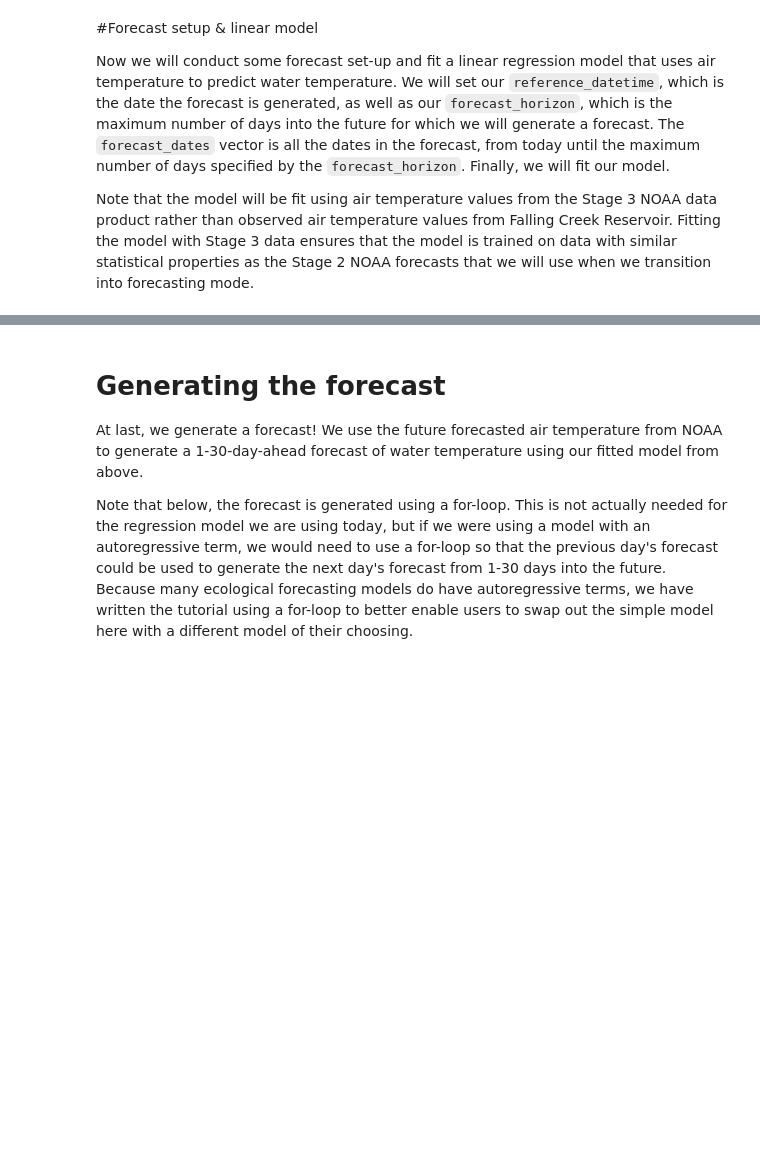
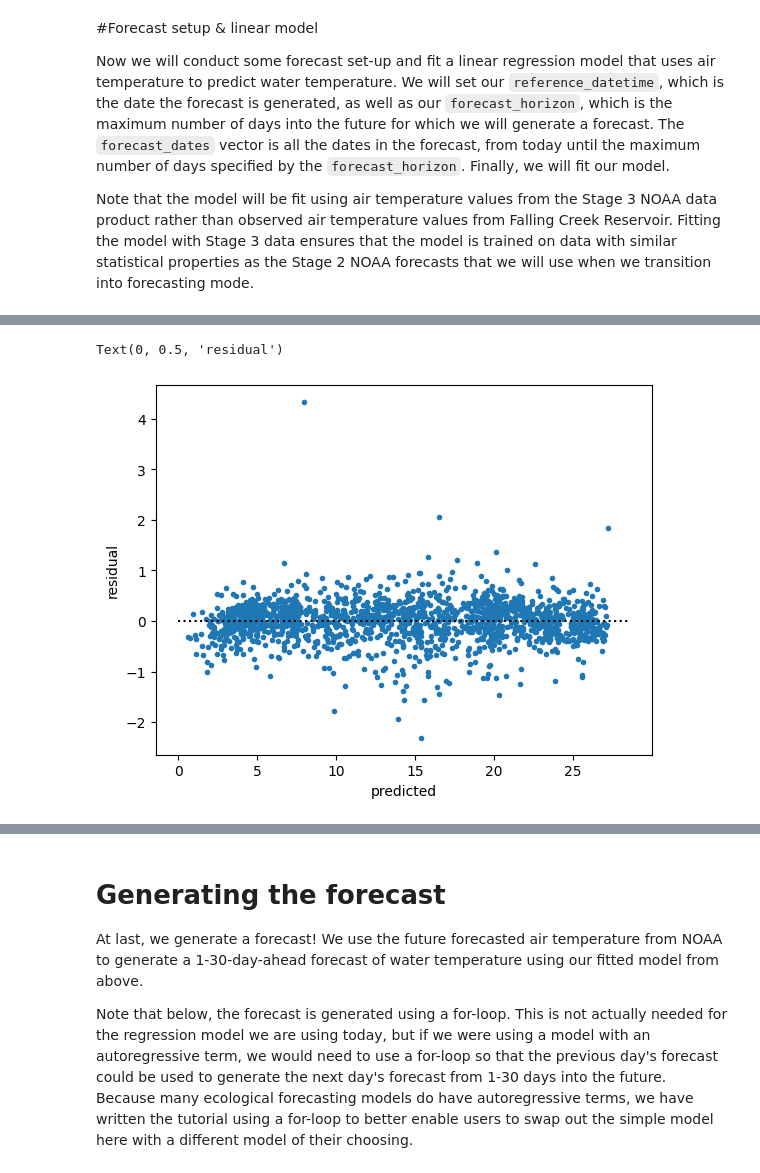
Before and after one commit to jhuggins/PY-VERA_EXAMPLE, a Jupyter notebook: Vera_Example.ipynb, the cells around one changed output, grey strips where cells are left out. Drawn from its saved outputs; the diff is of its cells as text; code cells hidden in the pictures; blank space fills up the shorter version.

```diff
--- a/Vera_Example.ipynb
+++ b/Vera_Example.ipynb
@@ -501,0 +528,12 @@ Linear Model: Temp_C = 0.78 * AirTemp + 5.24
+# %%
+y_pred = lin_model.predict(X_train)
+plt.plot(y_pred, y_pred - y_train, '.')
+# x_lin = np.array([[-5, 25]]).T
+# y_lin = lin_model.predict(x_lin)
+# plt.plot(x_lin, y_lin)
+plt.plot([0, plt.xlim()[1]], [0,0], 'k:')
+plt.xlabel("predicted")
+plt.ylabel("residual")
+# %% [output]
+Text(0, 0.5, 'residual')
+[figure, added]
```
Also changed, not shown: parts of 12 cells of this notebook.
